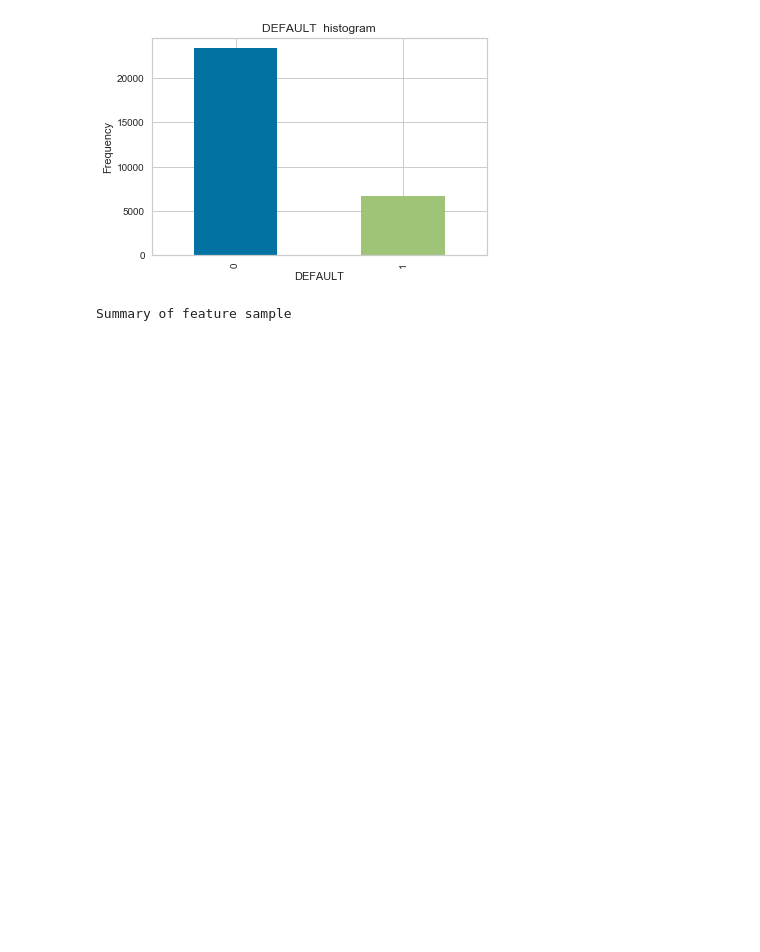
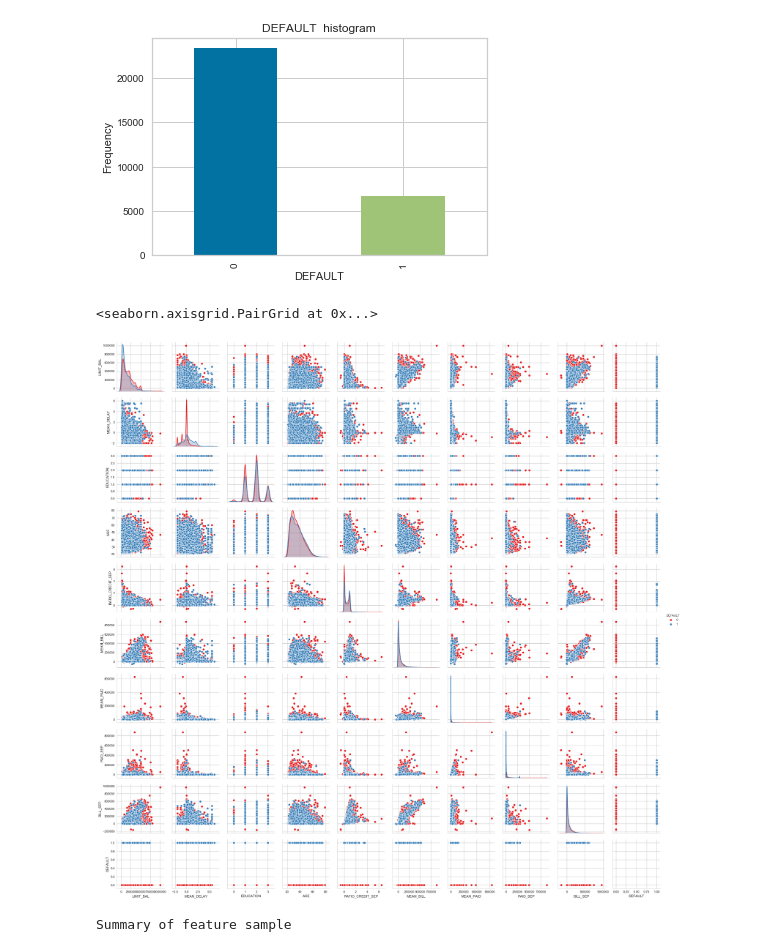
Before and after one commit to elsemaja/Credit-Analytics-in-Python, a Jupyter notebook: script/Credit-Model-Pipeline-Classification-Logistic Regression FINAL.ipynb, the cells around one changed output. Saved outputs shown, nothing was run; the diff lists cells and outputs as text; code cells hidden in the pictures; blank space fills up the shorter version.

Commit message:
Tried new plots/visualizations

```diff
--- a/script/Credit-Model-Pipeline-Classification-Logistic Regression FINAL.ipynb
+++ b/script/Credit-Model-Pipeline-Classification-Logistic Regression FINAL.ipynb
@@ -83,6 +81,12 @@ rawData['DEFAULT'].value_counts()
 1     6636
 Name: DEFAULT, dtype: int64
 [figure]
+# %%
+# Plot the variables gainst each other
+sns.pairplot(rawData, hue="DEFAULT", palette='Set1')
+# %% [output]
+<seaborn.axisgrid.PairGrid at 0x...>
+[figure, added]
 # %%
 print('Summary of feature sample')
 indepVar.head()
```
Also changed, not shown: parts of 3 cells of this notebook, 1 other file.
